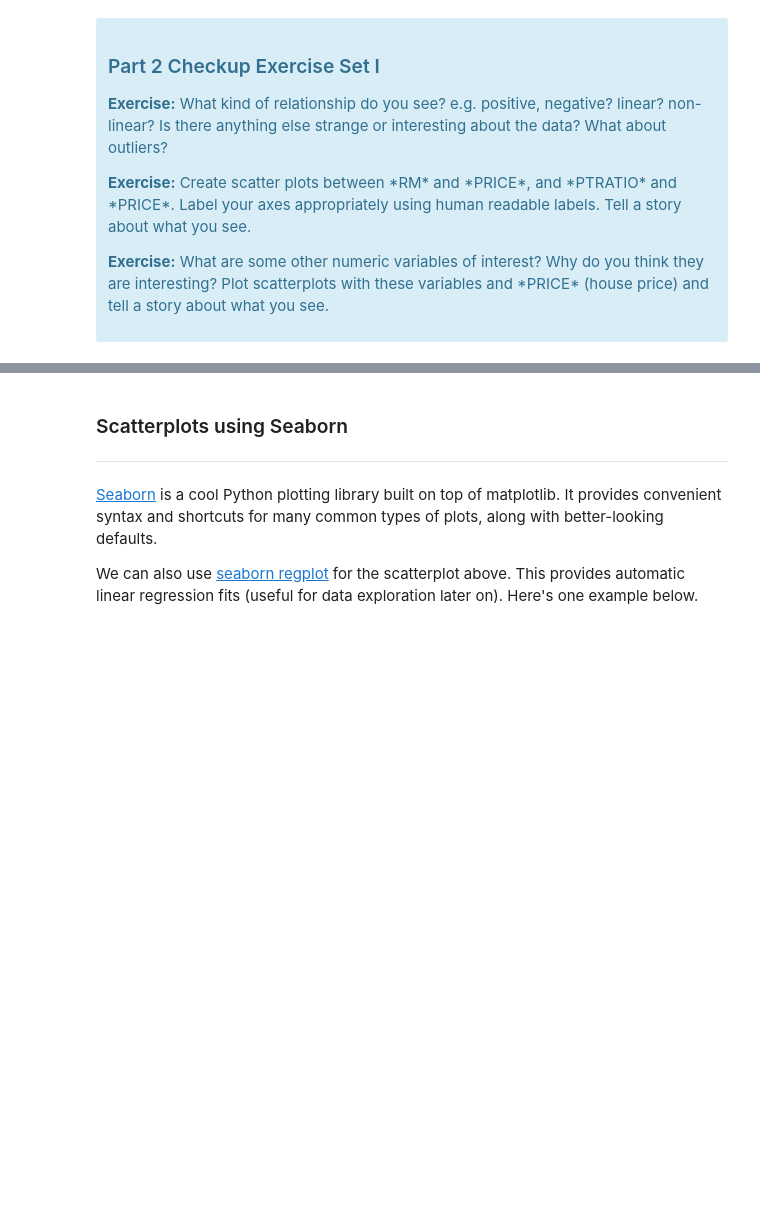
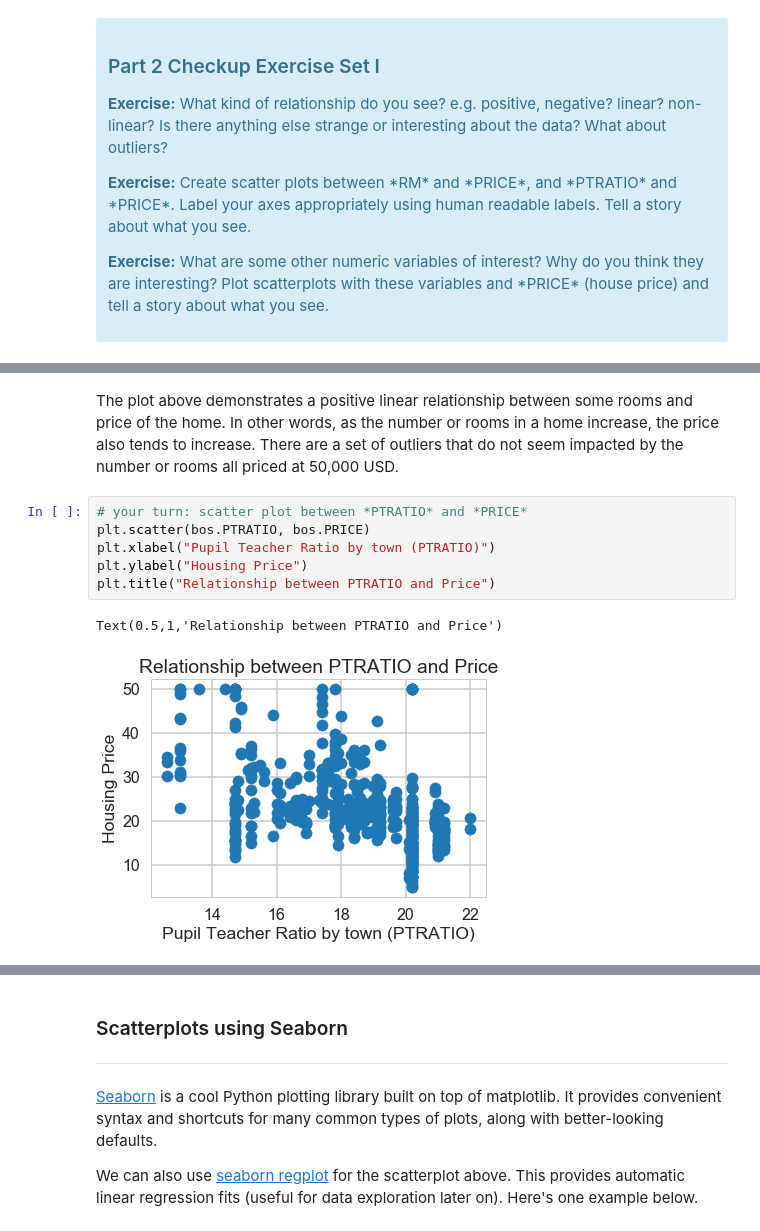
Before and after one commit to sanjogh777/Springboard, a Jupyter notebook: Machine Learning/linear_regression/Mini_Project_Linear_Regression.ipynb, the cells around one changed output, grey strips where cells are left out. Drawn from its saved outputs; the diff is of its cells as text; blank space fills up the shorter version.

Commit message:
Update Linear

```diff
--- a/Machine Learning/linear_regression/Mini_Project_Linear_Regression.ipynb
+++ b/Machine Learning/linear_regression/Mini_Project_Linear_Regression.ipynb
@@ -226,0 +293,11 @@ plt.title("Relationship between CRIM and Price")
+# %% [markdown]
+The plot above demonstrates a positive linear relationship between some rooms and price of the home. In other words, as the number or rooms in a home increase, the price also tends to increase. There are a set of outliers that do not seem impacted by the number or rooms all priced at 50,000 USD.
+# %%
+# your turn: scatter plot between *PTRATIO* and *PRICE*
+plt.scatter(bos.PTRATIO, bos.PRICE)
+plt.xlabel("Pupil Teacher Ratio by town (PTRATIO)")
+plt.ylabel("Housing Price")
+plt.title("Relationship between PTRATIO and Price")
+# %% [output]
+Text(0.5,1,'Relationship between PTRATIO and Price')
+[figure, added]
```
Also changed, not shown: parts of 28 cells of this notebook.
